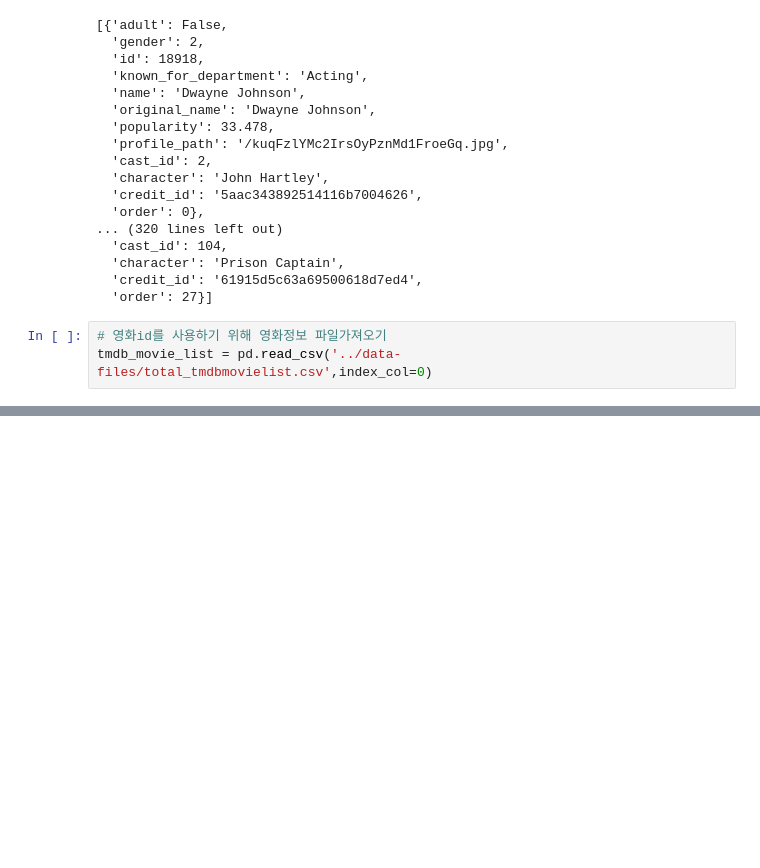
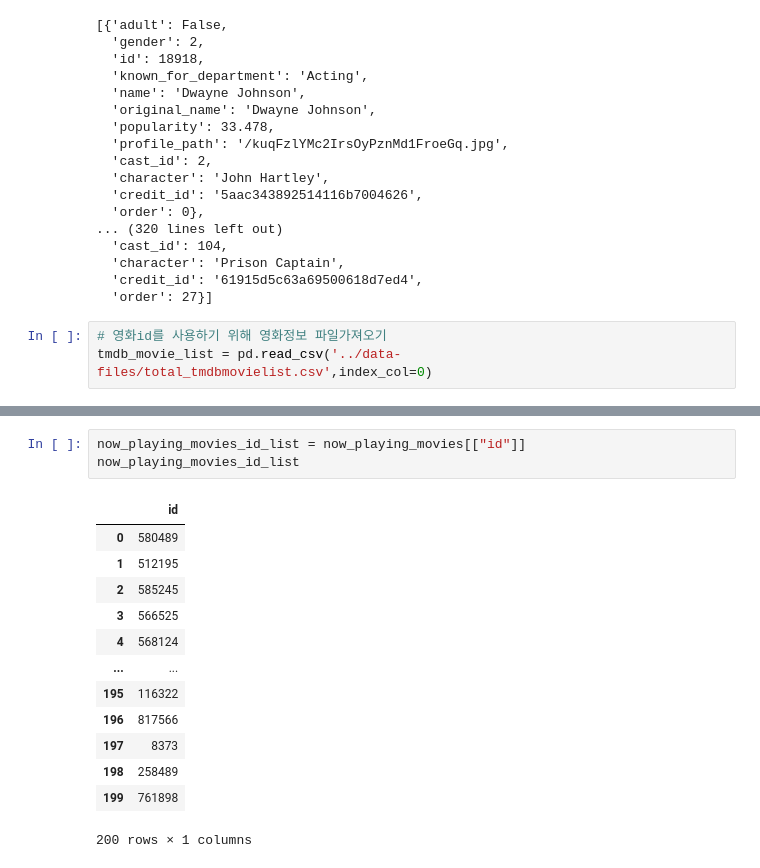
Before and after one commit to seonghun0/project-team3-data, a Jupyter notebook: scripts/team3_data_collection_cast.ipynb, the cells around one changed output, grey strips where cells are left out. Cells and saved outputs as stored; diff of their text form; blank space fills up the shorter version.

```diff
--- a/scripts/team3_data_collection_cast.ipynb
+++ b/scripts/team3_data_collection_cast.ipynb
@@ -86,0 +110,17 @@ for idx,  movie_id in enumerate(tmdb_movie_id_list["id"].values):  # movie_id
+# %%
+now_playing_movies_id_list = now_playing_movies[["id"]]
+now_playing_movies_id_list
+# %% [output]
+|  | id |
+| 0 | 580489 |
+| 1 | 512195 |
+| 2 | 585245 |
+| 3 | 566525 |
+| 4 | 568124 |
+| ... | ... |
+| 195 | 116322 |
+| 196 | 817566 |
+| 197 | 8373 |
+| 198 | 258489 |
+| 199 | 761898 |
+200 rows × 1 columns
```
Also changed, not shown: parts of 8 cells of this notebook.
